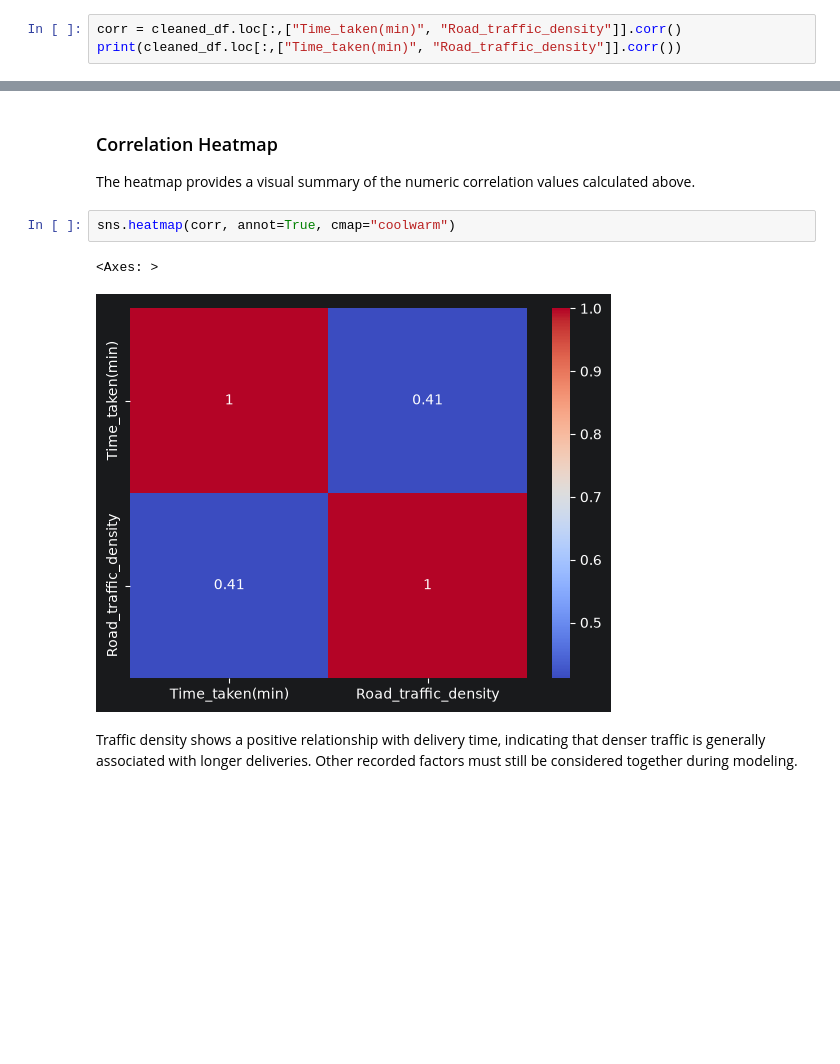
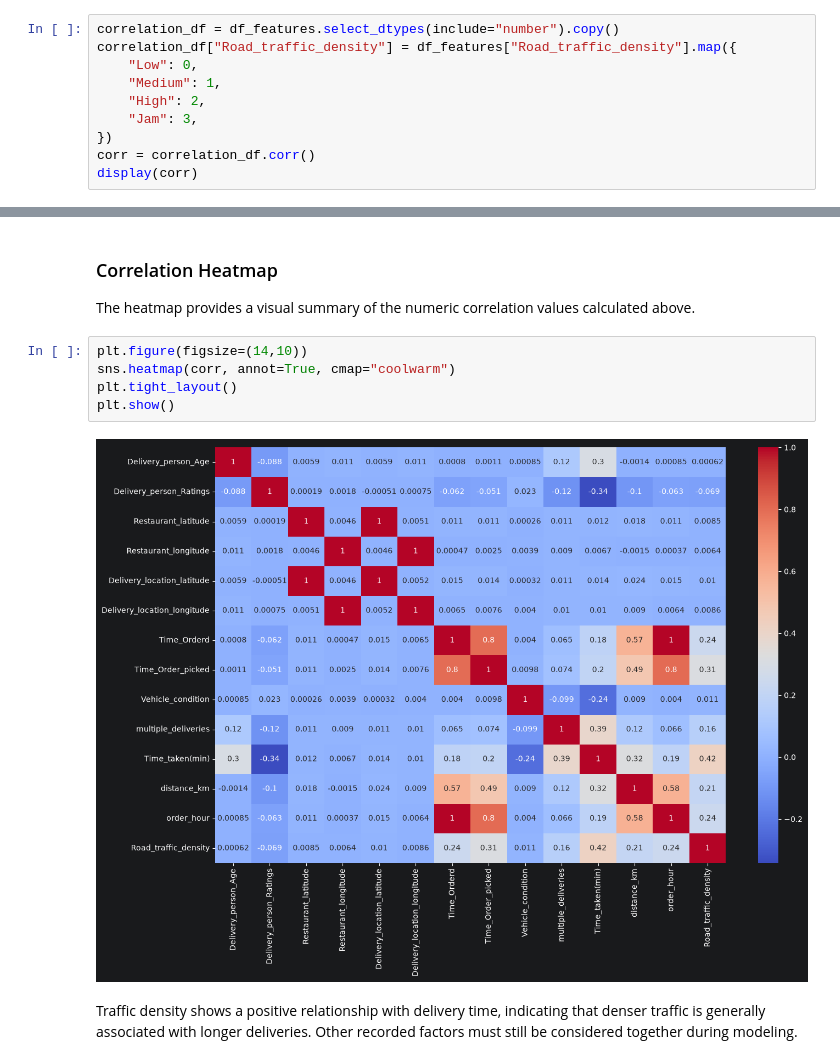
Before and after one commit to amineelhailaa/DeliveryETL, a Jupyter notebook: notebooks/01_delivery_eta.ipynb, the cells around one changed output, grey strips where cells are left out. Drawn from its saved outputs; the diff is of its cells as text; blank space fills up the shorter version.

```diff
--- a/notebooks/01_delivery_eta.ipynb
+++ b/notebooks/01_delivery_eta.ipynb
@@ -263,4 +269,11 @@ The correlation matrix measures the linear association between delivery time and
 # %%
-corr = cleaned_df.loc[:,["Time_taken(min)", "Road_traffic_density"]].corr()
-print(cleaned_df.loc[:,["Time_taken(min)", "Road_traffic_density"]].corr())
+correlation_df = df_features.select_dtypes(include="number").copy()
+correlation_df["Road_traffic_density"] = df_features["Road_traffic_density"].map({
+    "Low": 0,
+    "Medium": 1,
+    "High": 2,
+    "Jam": 3,
+})
+corr = correlation_df.corr()
+display(corr)
 # %% [output]
@@ -272,10 +297,12 @@ Road_traffic_density         0.411793              1.000000
 
 The heatmap provides a visual summary of the numeric correlation values calculated above.
 # %%
+plt.figure(figsize=(14,10))
 sns.heatmap(corr, annot=True, cmap="coolwarm")
+plt.tight_layout()
+plt.show()
 # %% [output]
-<Axes: >
-[figure, old version]
+[figure, new version]
 # %% [markdown]
 Traffic density shows a positive relationship with delivery time, indicating that denser traffic is generally associated with longer deliveries. Other recorded factors must still be considered together during modeling.
 # %% [markdown]
```
Also changed, not shown: parts of 18 cells of this notebook.
